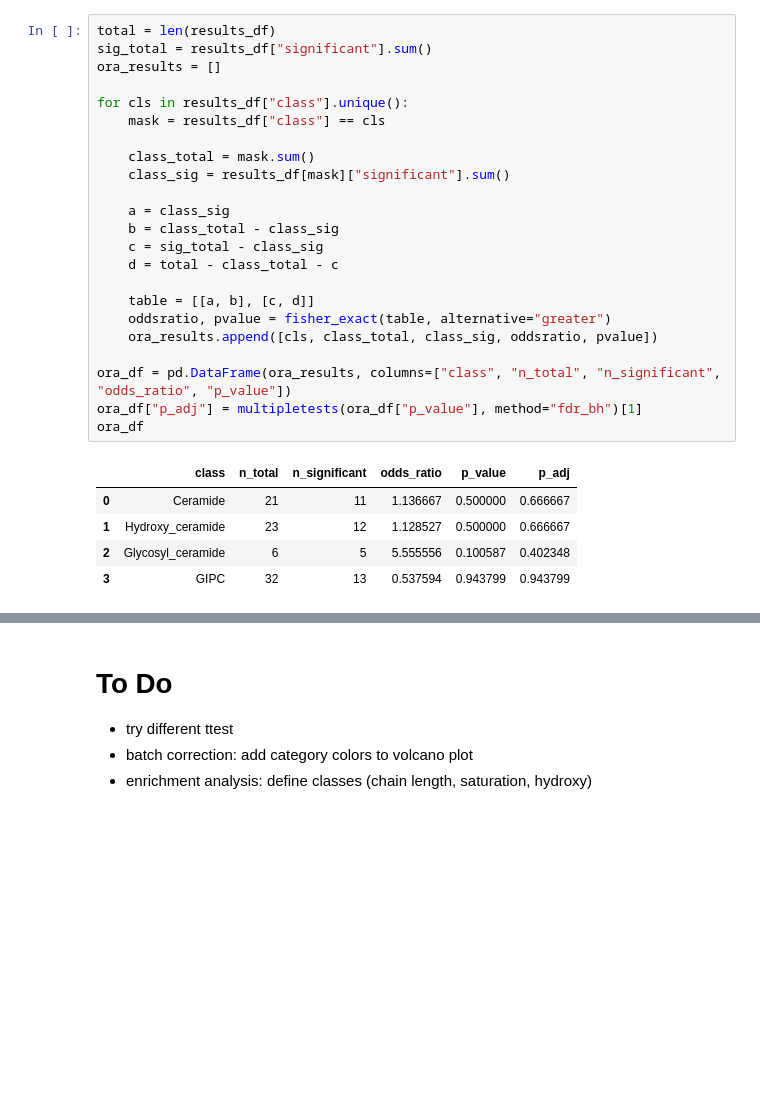
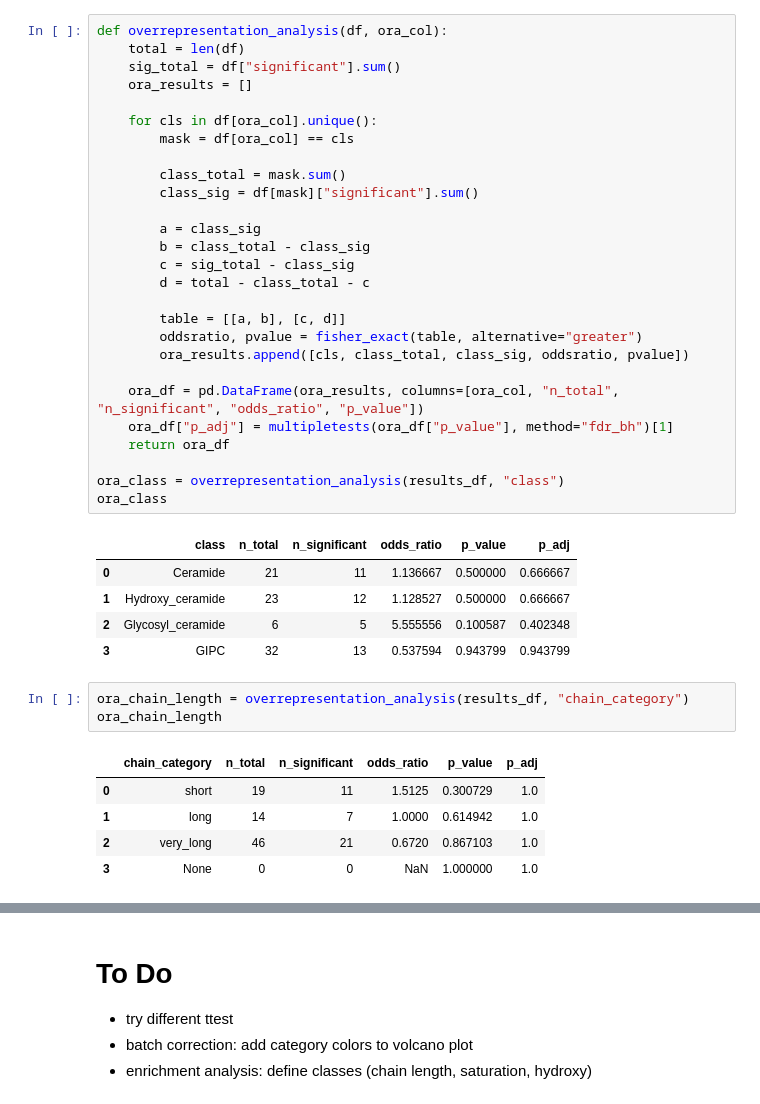
Before and after one commit to janniswi00/sphingo_modelling, a Jupyter notebook: code/analysis.ipynb, the cells around one changed output, grey strips where cells are left out. Saved outputs shown, nothing was run; the diff lists cells and outputs as text; blank space fills up the shorter version.

Commit message:
Enrichment Analysis: ORA for all compound features

```diff
--- a/code/analysis.ipynb
+++ b/code/analysis.ipynb
@@ -765,31 +765,44 @@ results_df.to_csv("test.csv", index=False)
 # %% [markdown]
 ## Overrepresentation analysis
 # %%
-total = len(results_df)
-sig_total = results_df["significant"].sum()
-ora_results = []
+def overrepresentation_analysis(df, ora_col):
+    total = len(df)
+    sig_total = df["significant"].sum()
+    ora_results = []
 
-for cls in results_df["class"].unique():
-    mask = results_df["class"] == cls
+    for cls in df[ora_col].unique():
+        mask = df[ora_col] == cls
 
-    class_total = mask.sum()
-    class_sig = results_df[mask]["significant"].sum()
+        class_total = mask.sum()
+        class_sig = df[mask]["significant"].sum()
 
-    a = class_sig
-    b = class_total - class_sig
-    c = sig_total - class_sig
-    d = total - class_total - c
+        a = class_sig
+        b = class_total - class_sig
+        c = sig_total - class_sig
+        d = total - class_total - c
 
-    table = [[a, b], [c, d]]
-    oddsratio, pvalue = fisher_exact(table, alternative="greater")
-    ora_results.append([cls, class_total, class_sig, oddsratio, pvalue])
+        table = [[a, b], [c, d]]
+        oddsratio, pvalue = fisher_exact(table, alternative="greater")
+        ora_results.append([cls, class_total, class_sig, oddsratio, pvalue])
 
-ora_df = pd.DataFrame(ora_results, columns=["class", "n_total", "n_significant", "odds_ratio", "p_value"])
-ora_df["p_adj"] = multipletests(ora_df["p_value"], method="fdr_bh")[1]
-ora_df
+    ora_df = pd.DataFrame(ora_results, columns=[ora_col, "n_total", "n_significant", "odds_ratio", "p_value"])
+    ora_df["p_adj"] = multipletests(ora_df["p_value"], method="fdr_bh")[1]
+    return ora_df
+
+ora_class = overrepresentation_analysis(results_df, "class")
+ora_class
 # %% [output]
 |  | class | n_total | n_significant | odds_ratio | p_value | p_adj |
 | 0 | Ceramide | 21 | 11 | 1.136667 | 0.500000 | 0.666667 |
 | 1 | Hydroxy_ceramide | 23 | 12 | 1.128527 | 0.500000 | 0.666667 |
 | 2 | Glycosyl_ceramide | 6 | 5 | 5.555556 | 0.100587 | 0.402348 |
 | 3 | GIPC | 32 | 13 | 0.537594 | 0.943799 | 0.943799 |
+# %%
+ora_chain_length = overrepresentation_analysis(results_df, "chain_category")
+ora_chain_length
+# %% [output]
+|  | chain_category | n_total | n_significant | odds_ratio | p_value | p_adj |
+| 0 | short | 19 | 11 | 1.5125 | 0.300729 | 1.0 |
+| 1 | long | 14 | 7 | 1.0000 | 0.614942 | 1.0 |
+| 2 | very_long | 46 | 21 | 0.6720 | 0.867103 | 1.0 |
+| 3 | None | 0 | 0 | NaN | 1.000000 | 1.0 |
```
Also changed, not shown: parts of 3 cells of this notebook.
